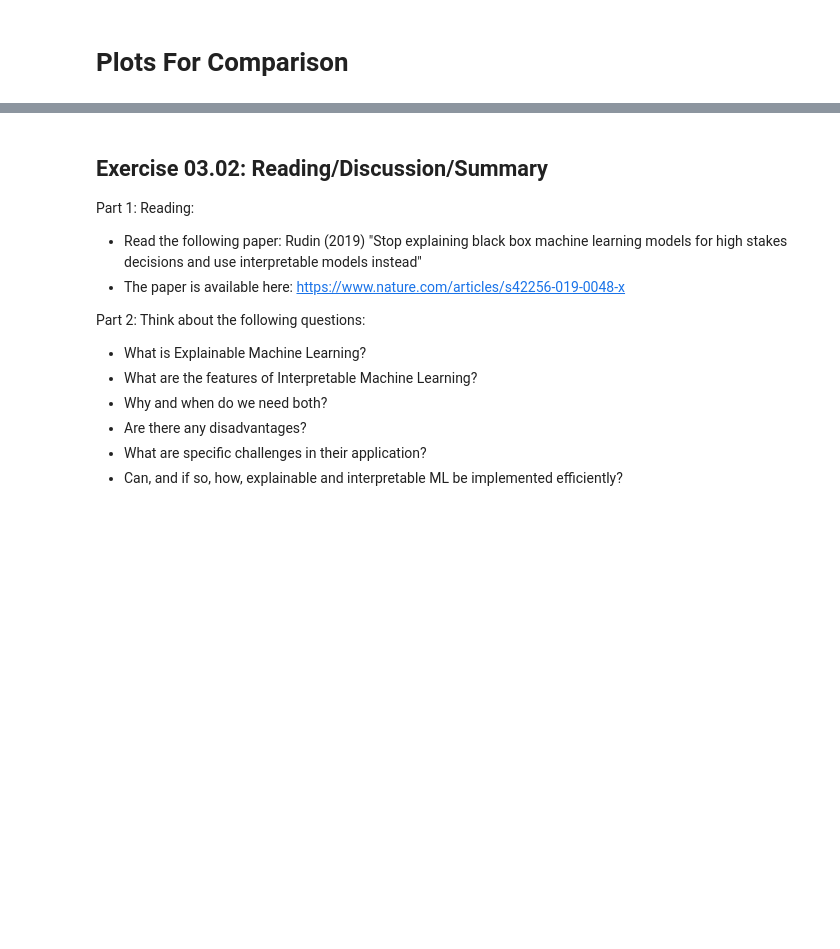
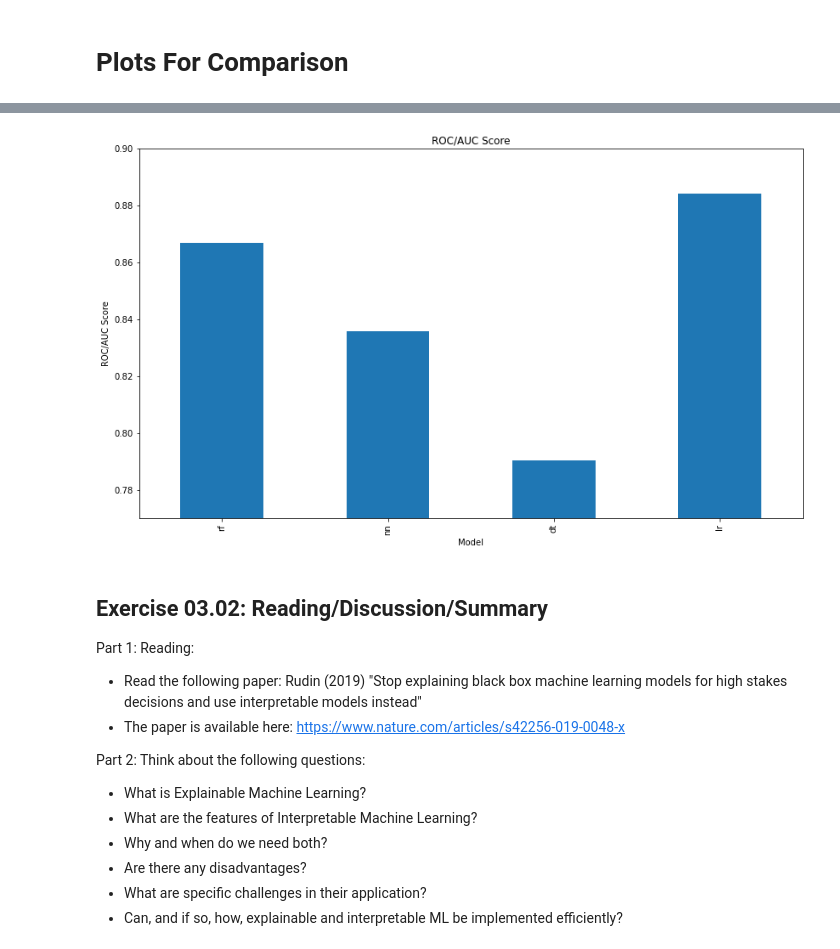
Before and after one commit to mhuendorf/KBS, a Jupyter notebook: exercises/practical/Assignment_3/KBS-Assignment3.ipynb, the cells around one changed output, grey strips where cells are left out. Drawn from its saved outputs; the diff is of its cells as text; code cells hidden in the pictures; blank space fills up the shorter version.

```diff
--- a/exercises/practical/Assignment_3/KBS-Assignment3.ipynb
+++ b/exercises/practical/Assignment_3/KBS-Assignment3.ipynb
@@ -255,3 +283,17 @@ ROC/AUC Score NN:  0.8841594827586207
+# %%
+# Plot the ROCAUC
+
+plt.figure(figsize=(14, 8))
+ax = pd.Series(rocl).plot(kind="bar")
+ax.set_title("ROC/AUC Score")
+ax.set_xlabel("Model")
+ax.set_ylabel("ROC/AUC Score")
+ax.set_xticklabels(modelnames)
+plt.ylim(0.77, 0.9)
+
+plt.show()
+# %% [output]
+[figure, added]
 # %% [markdown]
 ## Exercise 03.02: Reading/Discussion/Summary
 
```
Also changed, not shown: parts of 8 cells of this notebook.
